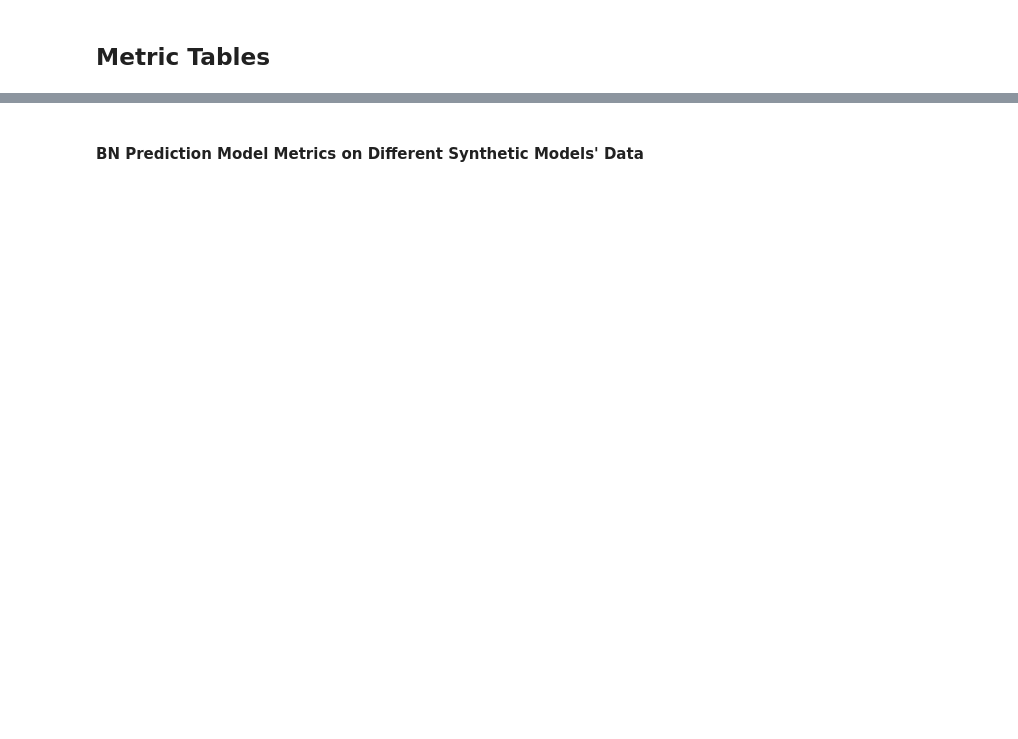
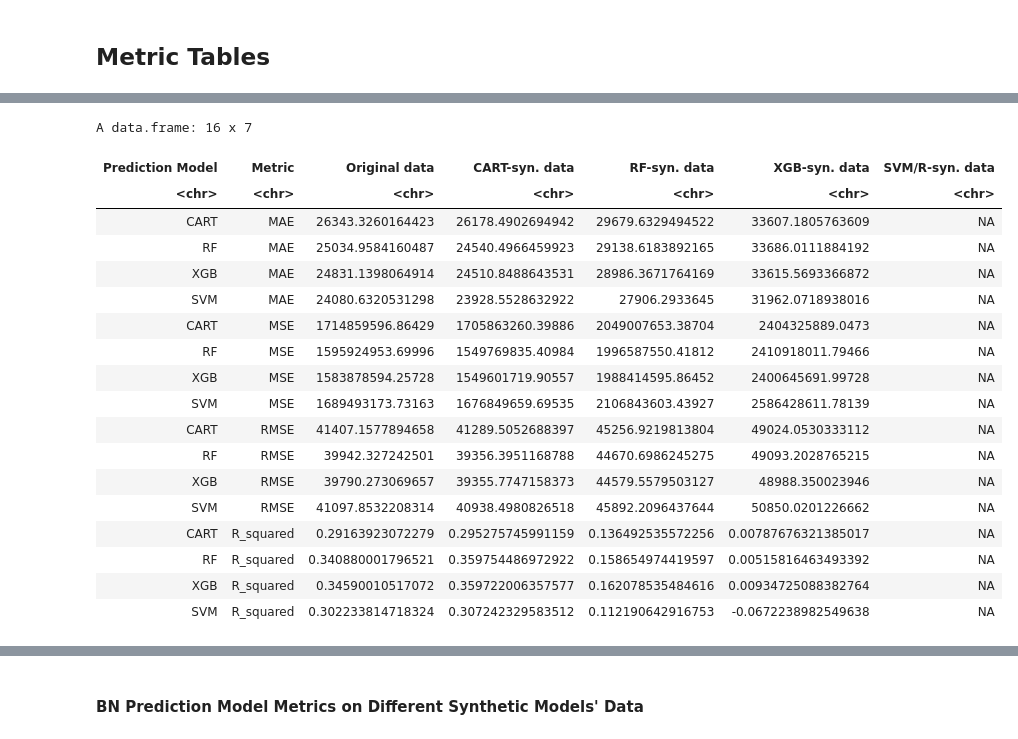
Before and after one commit to foesine/Master-Thesis, a Jupyter notebook: Evaluation.ipynb, the cells around one changed output, grey strips where cells are left out. Saved outputs shown, nothing was run; the diff lists cells and outputs as text; code cells hidden in the pictures; blank space fills up the shorter version.

```diff
--- a/Evaluation.ipynb
+++ b/Evaluation.ipynb
@@ -306,0 +314,27 @@ print(adult_table)
+# %%
+# Reorder cps_table by metric
+cps_table_metric_ordered <- cps_table %>%
+  arrange(Metric) %>%
+  filter(Metric != "MAPE")
+
+cps_table_metric_ordered
+# %% [output]
+A data.frame: 16 x 7
+| Prediction Model | Metric | Original data | CART-syn. data | RF-syn. data | XGB-syn. data | SVM/R-syn. data |
+| <chr> | <chr> | <chr> | <chr> | <chr> | <chr> | <chr> |
+| CART | MAE | 26343.3260164423 | 26178.4902694942 | 29679.6329494522 | 33607.1805763609 | NA |
+| RF | MAE | 25034.9584160487 | 24540.4966459923 | 29138.6183892165 | 33686.0111884192 | NA |
+| XGB | MAE | 24831.1398064914 | 24510.8488643531 | 28986.3671764169 | 33615.5693366872 | NA |
+| SVM | MAE | 24080.6320531298 | 23928.5528632922 | 27906.2933645 | 31962.0718938016 | NA |
+| CART | MSE | 1714859596.86429 | 1705863260.39886 | 2049007653.38704 | 2404325889.0473 | NA |
+| RF | MSE | 1595924953.69996 | 1549769835.40984 | 1996587550.41812 | 2410918011.79466 | NA |
+| XGB | MSE | 1583878594.25728 | 1549601719.90557 | 1988414595.86452 | 2400645691.99728 | NA |
+| SVM | MSE | 1689493173.73163 | 1676849659.69535 | 2106843603.43927 | 2586428611.78139 | NA |
+| CART | RMSE | 41407.1577894658 | 41289.5052688397 | 45256.9219813804 | 49024.0530333112 | NA |
+| RF | RMSE | 39942.327242501 | 39356.3951168788 | 44670.6986245275 | 49093.2028765215 | NA |
+| XGB | RMSE | 39790.273069657 | 39355.7747158373 | 44579.5579503127 | 48988.350023946 | NA |
+| SVM | RMSE | 41097.8532208314 | 40938.4980826518 | 45892.2096437644 | 50850.0201226662 | NA |
+| CART | R_squared | 0.29163923072279 | 0.295275745991159 | 0.136492535572256 | 0.00787676321385017 | NA |
+| RF | R_squared | 0.340880001796521 | 0.359754486972922 | 0.158654974419597 | 0.00515816463493392 | NA |
+| XGB | R_squared | 0.34590010517072 | 0.359722006357577 | 0.162078535484616 | 0.00934725088382764 | NA |
+| SVM | R_squared | 0.302233814718324 | 0.307242329583512 | 0.112190642916753 | -0.0672238982549638 | NA |
```
Also changed, not shown: parts of 46 cells of this notebook, 1 other file.
